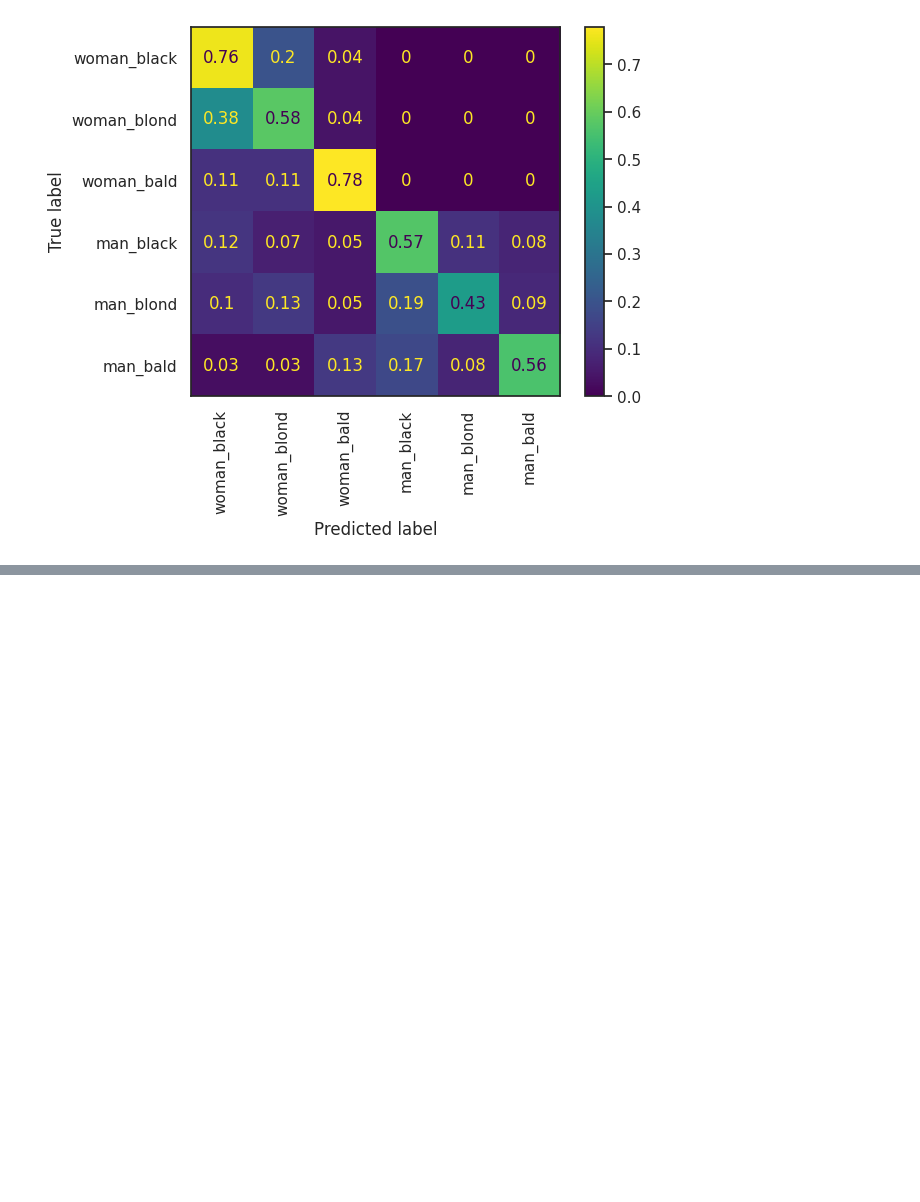
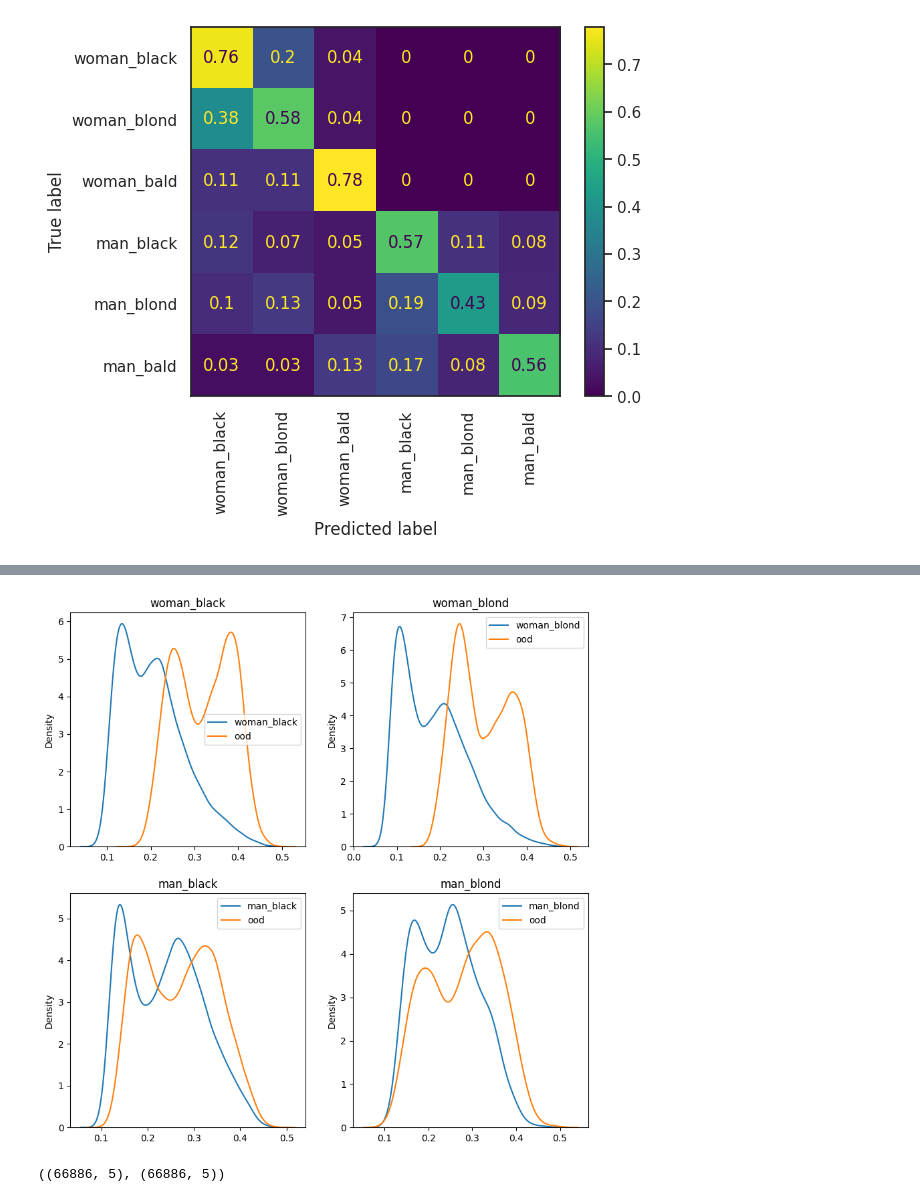
Before and after one commit to HoseinHasani/OoD_Spurious_Robustness, a Jupyter notebook: celeba.ipynb, the cells around one changed output, grey strips where cells are left out. Drawn from its saved outputs; the diff is of its cells as text; code cells hidden in the pictures; blank space fills up the shorter version.

```diff
--- a/celeba.ipynb
+++ b/celeba.ipynb
@@ -253,0 +281,20 @@ plt.title(f'TSNE perplexity={tsne_perplexity}')
+# %%
+fig, axes = plt.subplots(2, 2, figsize=(10, 10))
+axes = axes.flatten()
+for group, ax in zip([group for group in grouped_embs if not 'bald' in group], axes):
+    sns.kdeplot(grouped_cos_dist[group], label=group, palette=['red'], ax=ax)
+    sns.kdeplot(calc_cos_dist(grouped_embs[group], grouped_prototypes['bald']), label='ood', ax=ax)
+    ax.legend()
+    ax.set_title(group)
+# %% [output]
+[figure, added]
+# %%
+# remove ood prototypes
+in_grouped_prototypes = {group: embs for group, embs in grouped_prototypes.items() if not 'bald' in group}
+in_prototypes = np.concatenate(list(grouped_prototypes.values()))
+euc_dist = calc_euc_dist(all_embs, in_prototypes)
+cos_dist = calc_cos_dist(all_embs, in_prototypes)
+y_true = np.where(y_true == 5, 4, y_true)
+euc_dist.shape, cos_dist.shape
+# %% [output]
+((66886, 5), (66886, 5))
```
Also changed, not shown: parts of 17 cells of this notebook.
